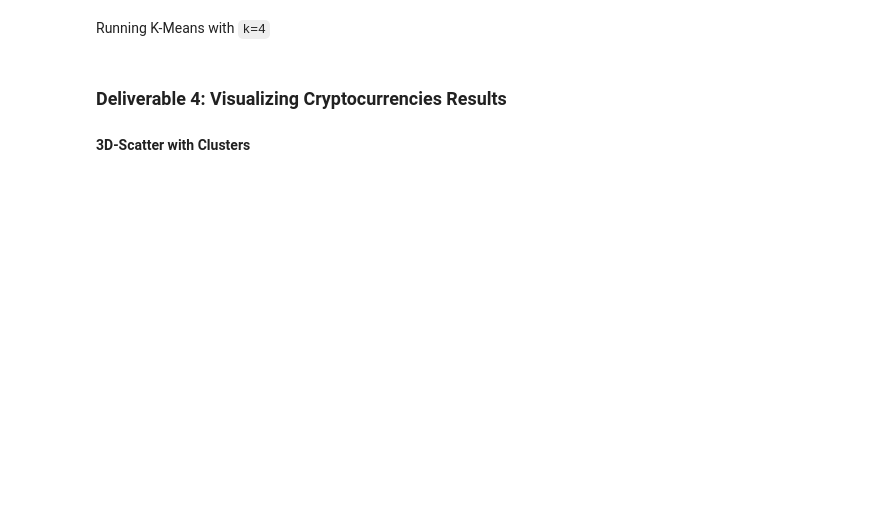
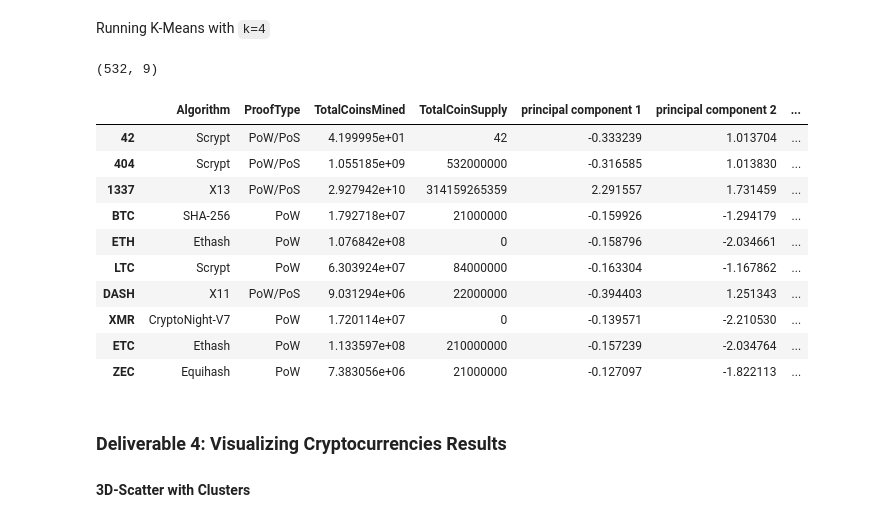
Before and after one commit to sorianotyler/Cryptocurrencies, a Jupyter notebook: crypto_clustering.ipynb, the cells around one changed output. Cells and saved outputs as stored; diff of their text form; code cells hidden in the pictures; blank space fills up the shorter version.

```diff
--- a/crypto_clustering.ipynb
+++ b/crypto_clustering.ipynb
@@ -171,7 +170,14 @@ scaled_crypto_df = scaler.fit_transform(X)
 ### Deliverable 2: Reducing Data Dimensions Using PCA
 # %%
 # Using PCA to reduce dimension to three principal components.
-# YOUR CODE HERE
+# Initialize PCA model
+pca = PCA(n_components=3)
+
+# Get two principal components for the data.
+crypto_pca = pca.fit_transform(scaled_crypto_df)
 # %%
 # Create a DataFrame with the three principal components.
-# YOUR CODE HERE
+pcs_df = pd.DataFrame(
+    data=crypto_pca, columns=["principal component 1", "principal component 2", "principal component 3"], index = crypto_df.index
+)
+pcs_df
@@ -184,0 +202,16 @@ scaled_crypto_df = scaler.fit_transform(X)
+# %%
+# Create an elbow curve to find the best value for K.
+# Find the best value for K
+inertia = []
+k = list(range(1, 11))
+
+# Calculate the inertia for the range of K values
+for i in k:
+    km = KMeans(n_clusters=i, random_state=0)
+    km.fit(pcs_df)
+    inertia.append(km.inertia_)
+
+# Create the elbow curve
+elbow_data = {"k": k, "inertia": inertia}
+df_elbow = pd.DataFrame(elbow_data)
+df_elbow.hvplot.line(x="k", y="inertia", xticks=k, title="Elbow Curve")
@@ -186,27 +221,40 @@ scaled_crypto_df = scaler.fit_transform(X)
 Running K-Means with `k=4`
 # %%
 # Initialize the K-Means model.
-# YOUR CODE HERE
+model = KMeans(n_clusters=4, random_state=0)
 
 # Fit the model
-# YOUR CODE HERE
+model.fit(pcs_df)
 
 # Predict clusters
-# YOUR CODE HERE
+predictions = model.predict(pcs_df)
 # %%
 # Create a new DataFrame including predicted clusters and cryptocurrencies features.
 # Concatentate the crypto_df and pcs_df DataFrames on the same columns.
-# YOUR CODE HERE
+clustered_df = pd.concat([crypto_df,pcs_df],axis =1)
 
 #  Add a new column, "CoinName" to the clustered_df DataFrame that holds the names of the cryptocurrencies.
-# YOUR CODE HERE
+clustered_df['CoinName'] = crypto_df_names['CoinName']
 
 #  Add a new column, "Class" to the clustered_df DataFrame that holds the predictions.
-# YOUR CODE HERE
+clustered_df["Class"]= model.labels_
 
 # Print the shape of the clustered_df
 print(clustered_df.shape)
 clustered_df.head(10)
+# %% [output]
+(532, 9)
+|  | Algorithm | ProofType | TotalCoinsMined | TotalCoinSupply | principal component 1 | principal component 2 | ... |
+| 42 | Scrypt | PoW/PoS | 4.199995e+01 | 42 | -0.333239 | 1.013704 | ... |
+| 404 | Scrypt | PoW/PoS | 1.055185e+09 | 532000000 | -0.316585 | 1.013830 | ... |
+| 1337 | X13 | PoW/PoS | 2.927942e+10 | 314159265359 | 2.291557 | 1.731459 | ... |
+| BTC | SHA-256 | PoW | 1.792718e+07 | 21000000 | -0.159926 | -1.294179 | ... |
+| ETH | Ethash | PoW | 1.076842e+08 | 0 | -0.158796 | -2.034661 | ... |
+| LTC | Scrypt | PoW | 6.303924e+07 | 84000000 | -0.163304 | -1.167862 | ... |
+| DASH | X11 | PoW/PoS | 9.031294e+06 | 22000000 | -0.394403 | 1.251343 | ... |
+| XMR | CryptoNight-V7 | PoW | 1.720114e+07 | 0 | -0.139571 | -2.210530 | ... |
+| ETC | Ethash | PoW | 1.133597e+08 | 210000000 | -0.157239 | -2.034764 | ... |
+| ZEC | Equihash | PoW | 7.383056e+06 | 21000000 | -0.127097 | -1.822113 | ... |
 # %% [markdown]
 ### Deliverable 4: Visualizing Cryptocurrencies Results
 
```
Also changed, not shown: parts of 4 cells of this notebook.
